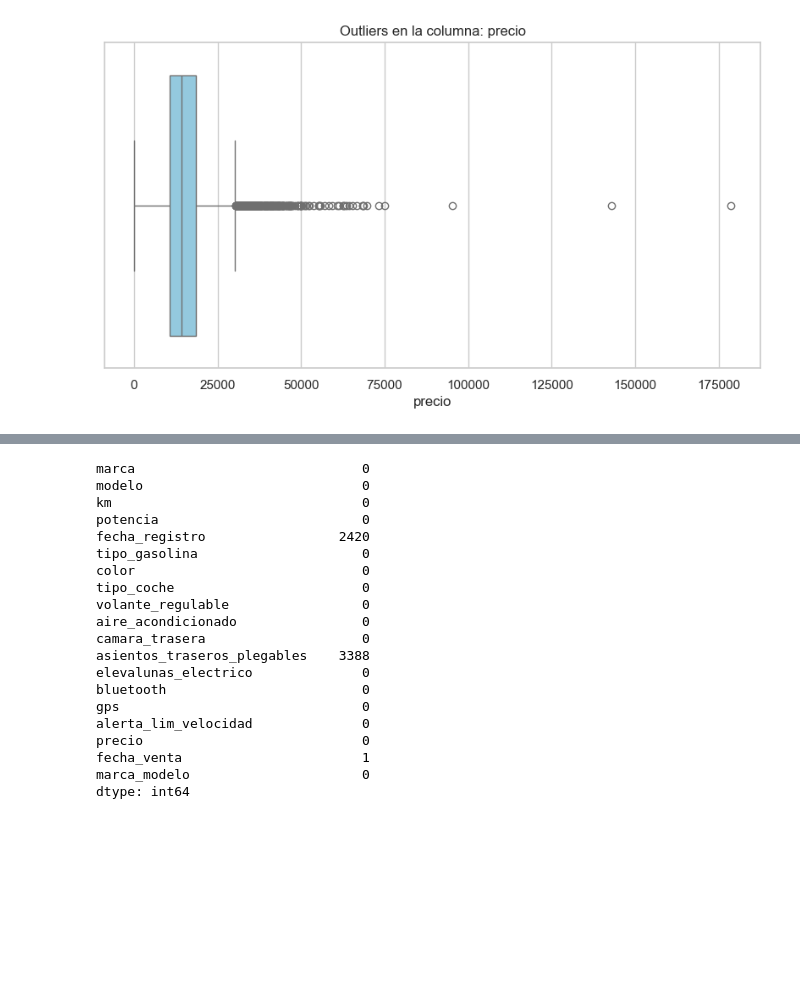
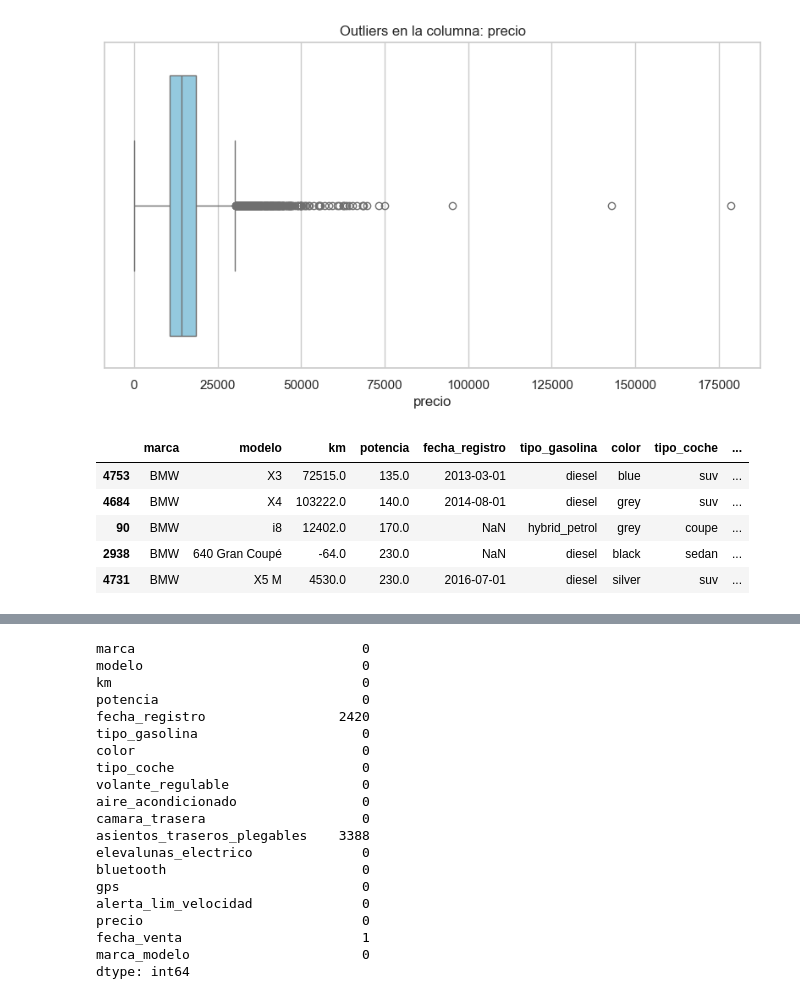
Before and after one commit to SyM97/BMW_pricing_proyect, a Jupyter notebook: Notebooks/BMW_Proyect.ipynb, the cells around one changed output, grey strips where cells are left out. Drawn from its saved outputs; the diff is of its cells as text; code cells hidden in the pictures; blank space fills up the shorter version.

```diff
--- a/Notebooks/BMW_Proyect.ipynb
+++ b/Notebooks/BMW_Proyect.ipynb
@@ -95,6 +95,34 @@ def plot_outliers(df):
         plt.title(f'Outliers en la columna: {col}')
         plt.xlabel(col)
         plt.show()
+# %%
+def get_sorted_outliers(df, column, n=5):
+    """
+    Filtra y ordena los outliers de una columna específica en un DataFrame.
+
+    Args:
+    df (pd.DataFrame): El DataFrame a analizar.
+    column (str): El nombre de la columna para buscar y ordenar outliers.
+    n (int): El número de valores outliers a mostrar. Por defecto es 5.
+
+    Returns:
+    pd.DataFrame: Un DataFrame con los primeros `n` valores outliers de la columna especificada, ordenados de mayor a menor.
+    """
+    # Calcular el rango intercuartil (IQR)
+    Q1 = df[column].quantile(0.25)
+    Q3 = df[column].quantile(0.75)
+    IQR = Q3 - Q1
+    lower_bound = Q1 - 1.5 * IQR
+    upper_bound = Q3 + 1.5 * IQR
+
+    # Filtrar los valores outliers
+    outliers = df[(df[column] < lower_bound) | (df[column] > upper_bound)]
+
+    # Ordenar los valores outliers por la columna especificada de mayor a menor
+    outliers_sorted = outliers.sort_values(by=column, ascending=False)
+
+    # Mostrar los primeros `n` valores outliers
+    return outliers_sorted.head(n)
 # %%
 def visualize_data(df, target_col='precio'):
 
@@ -247,3 +275,14 @@ plot_outliers(df_bmw)
 [figure]
 [figure]
 [figure]
+# %%
+outliers_precio = get_sorted_outliers(df_bmw, 'precio')
+# %%
+outliers_precio.head()
+# %% [output]
+|  | marca | modelo | km | potencia | fecha_registro | tipo_gasolina | color | tipo_coche | ... |
+| 4753 | BMW | X3 | 72515.0 | 135.0 | 2013-03-01 | diesel | blue | suv | ... |
+| 4684 | BMW | X4 | 103222.0 | 140.0 | 2014-08-01 | diesel | grey | suv | ... |
+| 90 | BMW | i8 | 12402.0 | 170.0 | NaN | hybrid_petrol | grey | coupe | ... |
+| 2938 | BMW | 640 Gran Coupé | -64.0 | 230.0 | NaN | diesel | black | sedan | ... |
+| 4731 | BMW | X5 M | 4530.0 | 230.0 | 2016-07-01 | diesel | silver | suv | ... |
```
Also changed, not shown: parts of 5 cells of this notebook.
